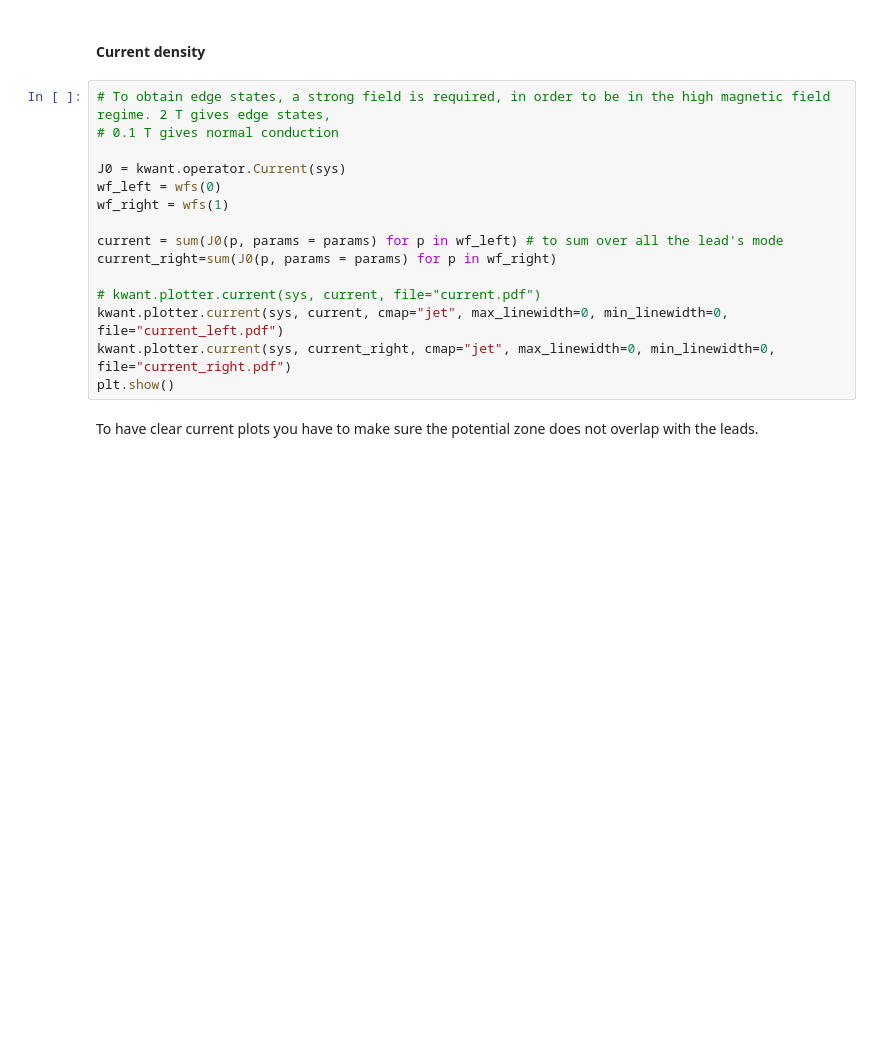
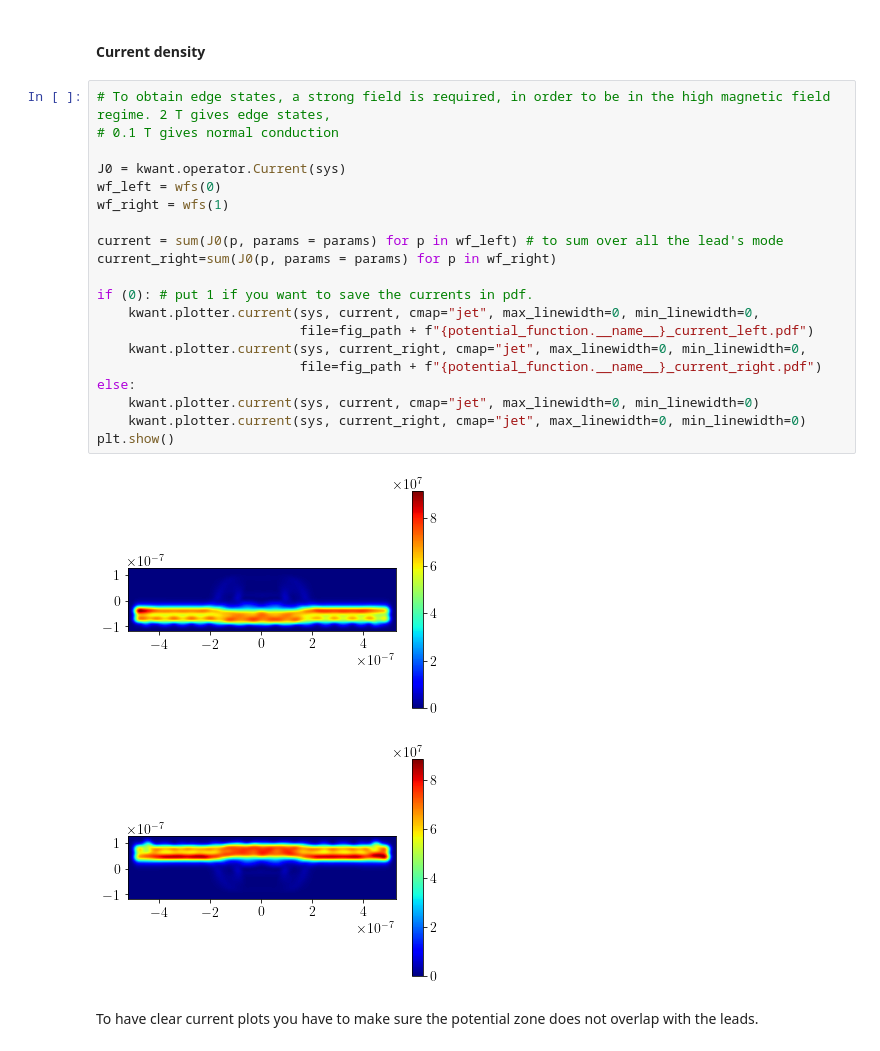
Before and after one commit to saviapicella/nanoelectronics-project, a Jupyter notebook: qhe_six_leads.ipynb, the cells around one changed output. Drawn from its saved outputs; the diff is of its cells as text; blank space fills up the shorter version.

```diff
--- a/qhe_six_leads.ipynb
+++ b/qhe_six_leads.ipynb
@@ -339,18 +350,26 @@ scattering_wf = wfs(0) # all scattering wave functions from lead 0
 # %%
 # To obtain edge states, a strong field is required, in order to be in the high magnetic field regime. 2 T gives edge states,
 # 0.1 T gives normal conduction
 
 J0 = kwant.operator.Current(sys)
 wf_left = wfs(0)
 wf_right = wfs(1)
 
 current = sum(J0(p, params = params) for p in wf_left) # to sum over all the lead's mode
 current_right=sum(J0(p, params = params) for p in wf_right)
 
-# kwant.plotter.current(sys, current, file="current.pdf")
-kwant.plotter.current(sys, current, cmap="jet", max_linewidth=0, min_linewidth=0, file="current_left.pdf")
-kwant.plotter.current(sys, current_right, cmap="jet", max_linewidth=0, min_linewidth=0, file="current_right.pdf")
+if (0): # put 1 if you want to save the currents in pdf.
+    kwant.plotter.current(sys, current, cmap="jet", max_linewidth=0, min_linewidth=0,
+                          file=fig_path + f"{potential_function.__name__}_current_left.pdf")
+    kwant.plotter.current(sys, current_right, cmap="jet", max_linewidth=0, min_linewidth=0,
+                          file=fig_path + f"{potential_function.__name__}_current_right.pdf")
+else:
+    kwant.plotter.current(sys, current, cmap="jet", max_linewidth=0, min_linewidth=0)
+    kwant.plotter.current(sys, current_right, cmap="jet", max_linewidth=0, min_linewidth=0)
 plt.show()
+# %% [output]
+[figure, added]
+[figure, added]
 # %% [markdown]
 To have clear current plots you have to make sure the potential zone does not overlap with the leads.
 # %% [markdown]
```
Also changed, not shown: parts of 12 cells of this notebook, 2 other files.
